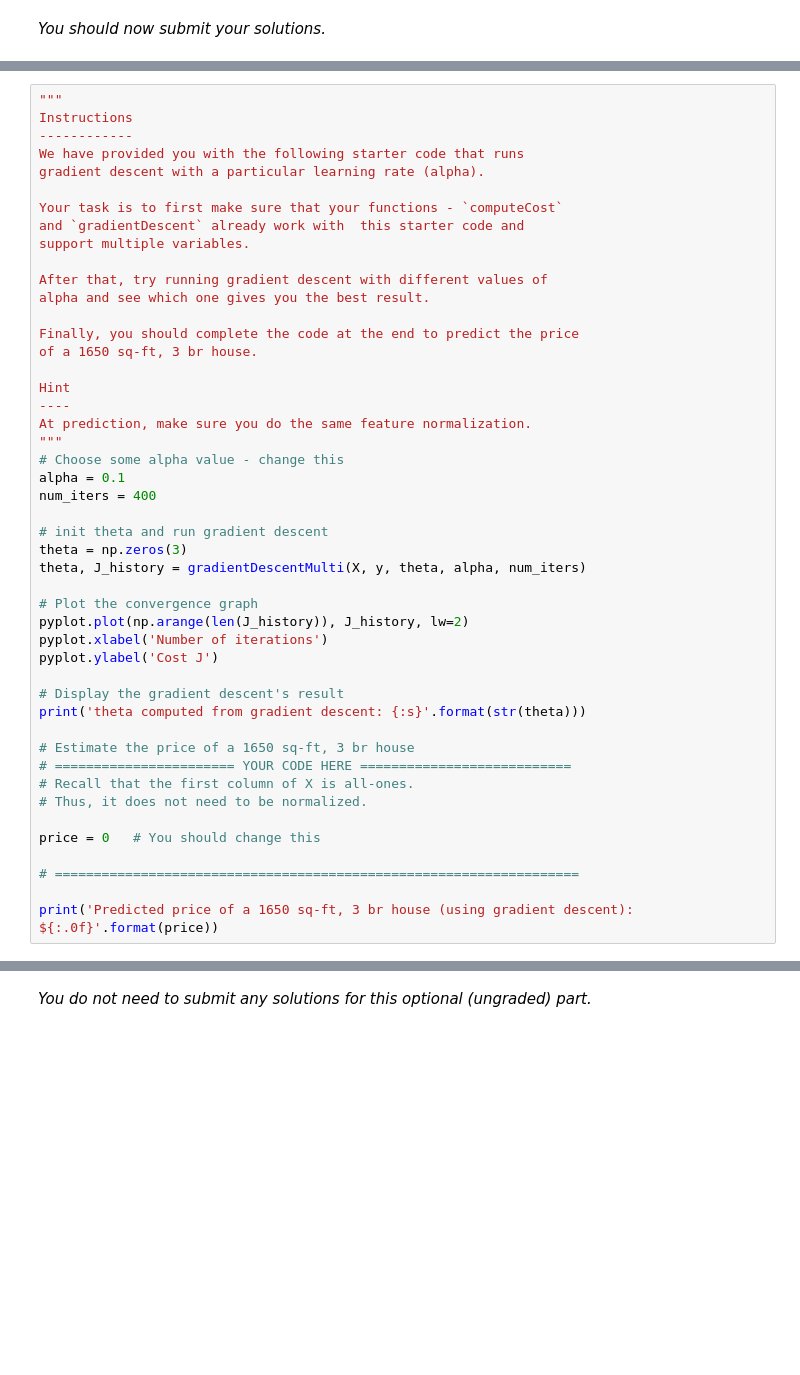
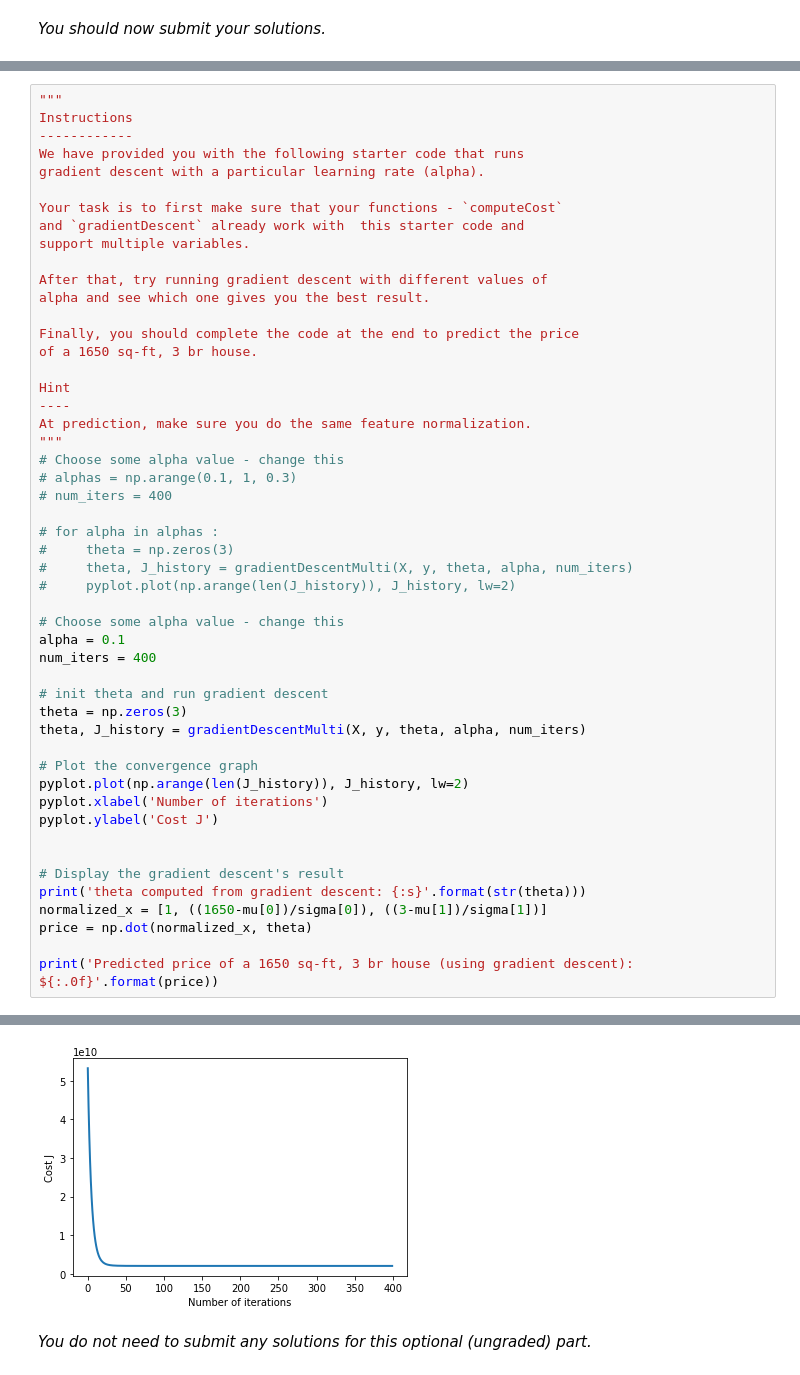
Before and after one commit to V1rex/ml-coursera-python-assignments, a Jupyter notebook: Exercise1/exercise1.ipynb, the cells around one changed output, grey strips where cells are left out. Drawn from its saved outputs; the diff is of its cells as text; blank space fills up the shorter version.

```diff
--- a/Exercise1/exercise1.ipynb
+++ b/Exercise1/exercise1.ipynb
@@ -883,6 +823,15 @@ Hint
 At prediction, make sure you do the same feature normalization.
 """
 # Choose some alpha value - change this
+# alphas = np.arange(0.1, 1, 0.3)
+# num_iters = 400
+
+# for alpha in alphas :
+#     theta = np.zeros(3)
+#     theta, J_history = gradientDescentMulti(X, y, theta, alpha, num_iters)
+#     pyplot.plot(np.arange(len(J_history)), J_history, lw=2)
+
+# Choose some alpha value - change this
 alpha = 0.1
 num_iters = 400
 
@@ -895,16 +844,11 @@ pyplot.plot(np.arange(len(J_history)), J_history, lw=2)
 pyplot.xlabel('Number of iterations')
 pyplot.ylabel('Cost J')
 
+
 # Display the gradient descent's result
 print('theta computed from gradient descent: {:s}'.format(str(theta)))
-
-# Estimate the price of a 1650 sq-ft, 3 br house
-# ======================= YOUR CODE HERE ===========================
-# Recall that the first column of X is all-ones.
-# Thus, it does not need to be normalized.
-
-price = 0   # You should change this
-
-# ===================================================================
+normalized_x = [1, ((1650-mu[0])/sigma[0]), ((3-mu[1])/sigma[1])]
+price = np.dot(normalized_x, theta)
 
 print('Predicted price of a 1650 sq-ft, 3 br house (using gradient descent): ${:.0f}'.format(price))
+# %% [output]
@@ -911,3 +857,4 @@ print('Predicted price of a 1650 sq-ft, 3 br house (using gradient descent): ${:
+[figure, added]
 # %% [markdown]
 *You do not need to submit any solutions for this optional (ungraded) part.*
 # %% [markdown]
```
Also changed, not shown: parts of 8 cells of this notebook.
